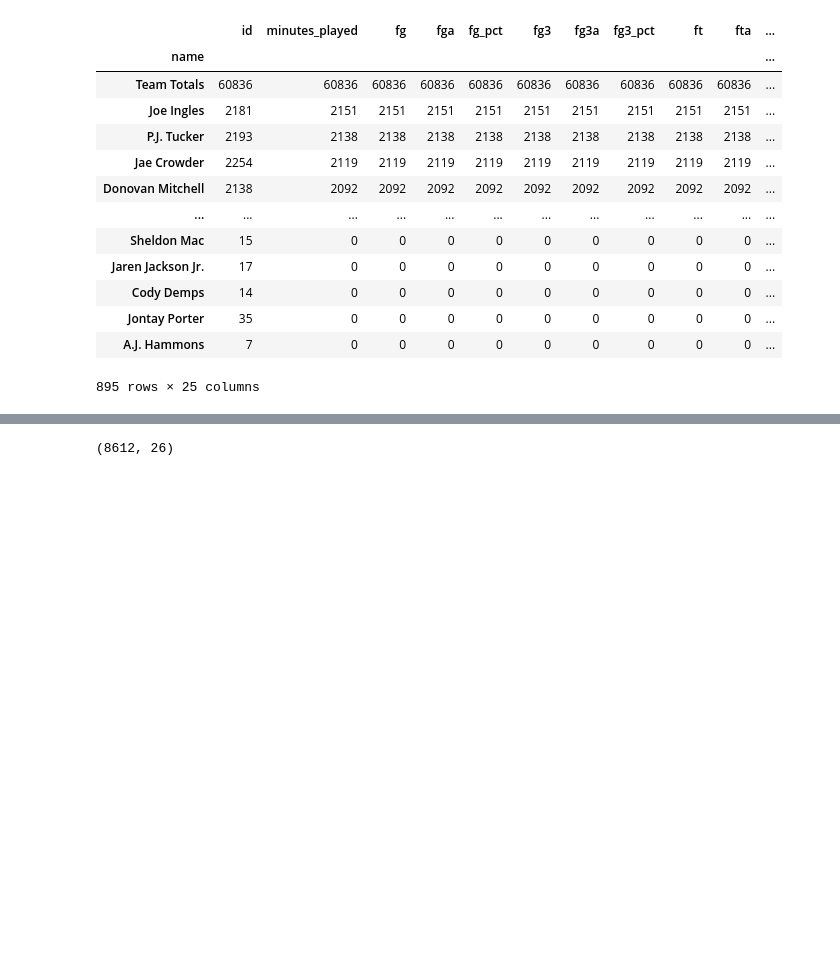
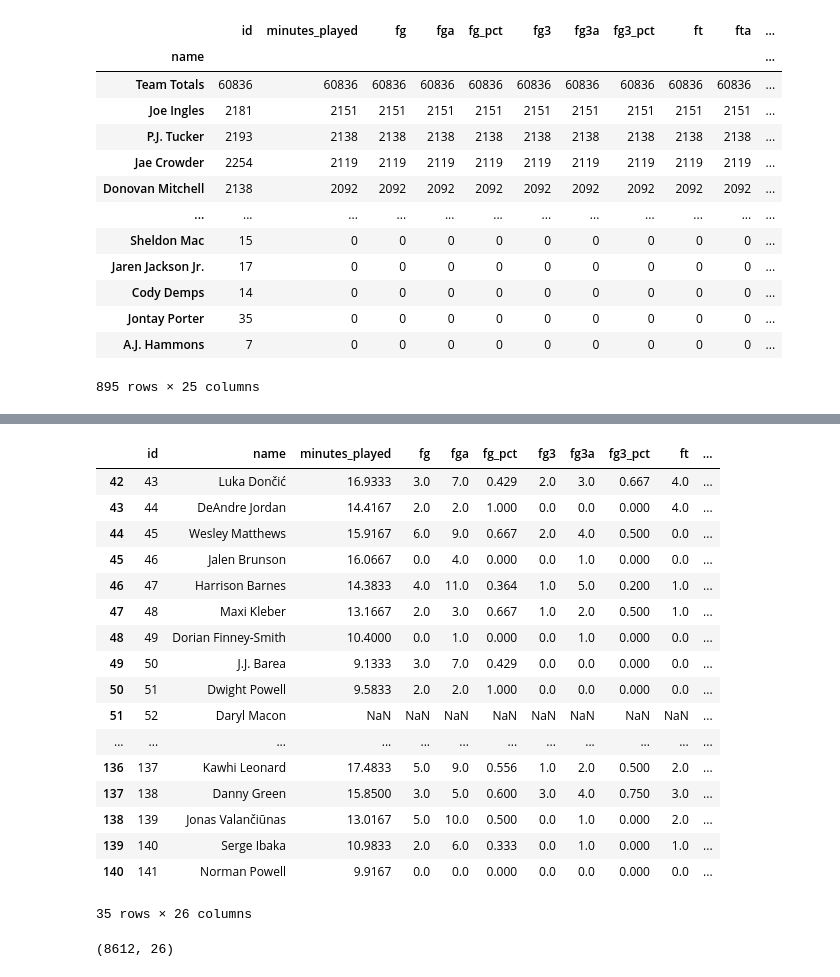
Before and after one commit to kyle-rgb/NBA_Sportsbook_Project, a Jupyter notebook: notebooks/Transforming_Stage.ipynb, the cells around one changed output, grey strips where cells are left out. Cells and saved outputs as stored; diff of their text form; code cells hidden in the pictures; blank space fills up the shorter version.

```diff
--- a/notebooks/Transforming_Stage.ipynb
+++ b/notebooks/Transforming_Stage.ipynb
@@ -83 +97,22 @@ df_all.groupby("name").count().sort_values("fg", ascending=False)
+# %%
+df_all[(df_all.name != "Total Totals") & ((df_all.timetype == "1H") | (df_all.timetype == "2H"))].head(35)
+# %% [output]
+|  | id | name | minutes_played | fg | fga | fg_pct | fg3 | fg3a | fg3_pct | ft | ... |
+| 42 | 43 | Luka Dončić | 16.9333 | 3.0 | 7.0 | 0.429 | 2.0 | 3.0 | 0.667 | 4.0 | ... |
+| 43 | 44 | DeAndre Jordan | 14.4167 | 2.0 | 2.0 | 1.000 | 0.0 | 0.0 | 0.000 | 4.0 | ... |
+| 44 | 45 | Wesley Matthews | 15.9167 | 6.0 | 9.0 | 0.667 | 2.0 | 4.0 | 0.500 | 0.0 | ... |
+| 45 | 46 | Jalen Brunson | 16.0667 | 0.0 | 4.0 | 0.000 | 0.0 | 1.0 | 0.000 | 0.0 | ... |
+| 46 | 47 | Harrison Barnes | 14.3833 | 4.0 | 11.0 | 0.364 | 1.0 | 5.0 | 0.200 | 1.0 | ... |
+| 47 | 48 | Maxi Kleber | 13.1667 | 2.0 | 3.0 | 0.667 | 1.0 | 2.0 | 0.500 | 1.0 | ... |
+| 48 | 49 | Dorian Finney-Smith | 10.4000 | 0.0 | 1.0 | 0.000 | 0.0 | 1.0 | 0.000 | 0.0 | ... |
+| 49 | 50 | J.J. Barea | 9.1333 | 3.0 | 7.0 | 0.429 | 0.0 | 0.0 | 0.000 | 0.0 | ... |
+| 50 | 51 | Dwight Powell | 9.5833 | 2.0 | 2.0 | 1.000 | 0.0 | 0.0 | 0.000 | 0.0 | ... |
+| 51 | 52 | Daryl Macon | NaN | NaN | NaN | NaN | NaN | NaN | NaN | NaN | ... |
+| ... | ... | ... | ... | ... | ... | ... | ... | ... | ... | ... | ... |
+| 136 | 137 | Kawhi Leonard | 17.4833 | 5.0 | 9.0 | 0.556 | 1.0 | 2.0 | 0.500 | 2.0 | ... |
+| 137 | 138 | Danny Green | 15.8500 | 3.0 | 5.0 | 0.600 | 3.0 | 4.0 | 0.750 | 3.0 | ... |
+| 138 | 139 | Jonas Valančiūnas | 13.0167 | 5.0 | 10.0 | 0.500 | 0.0 | 1.0 | 0.000 | 2.0 | ... |
+| 139 | 140 | Serge Ibaka | 10.9833 | 2.0 | 6.0 | 0.333 | 0.0 | 1.0 | 0.000 | 1.0 | ... |
+| 140 | 141 | Norman Powell | 9.9167 | 0.0 | 0.0 | 0.000 | 0.0 | 0.0 | 0.000 | 0.0 | ... |
+35 rows × 26 columns
 # %%
```
Also changed, not shown: parts of 72 cells of this notebook.
